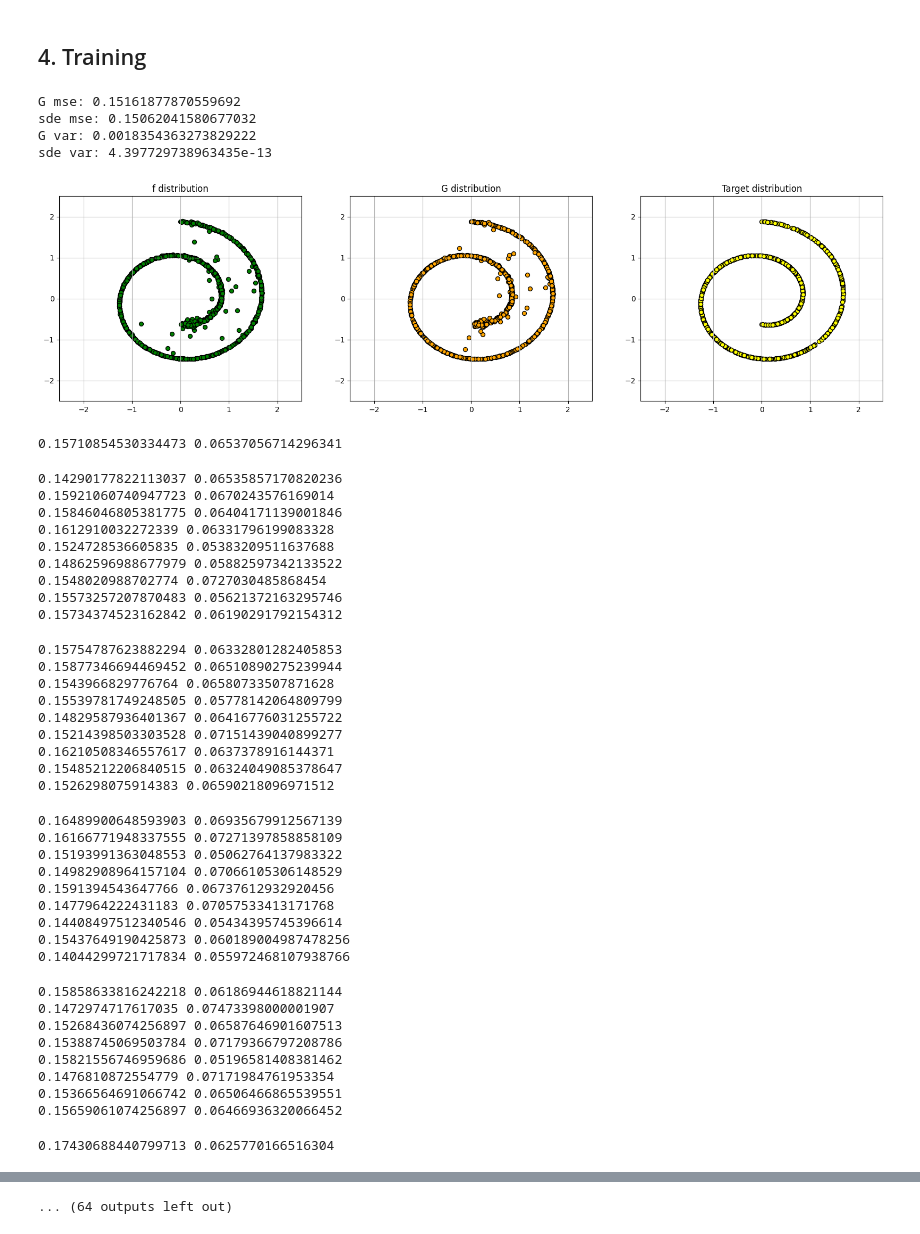
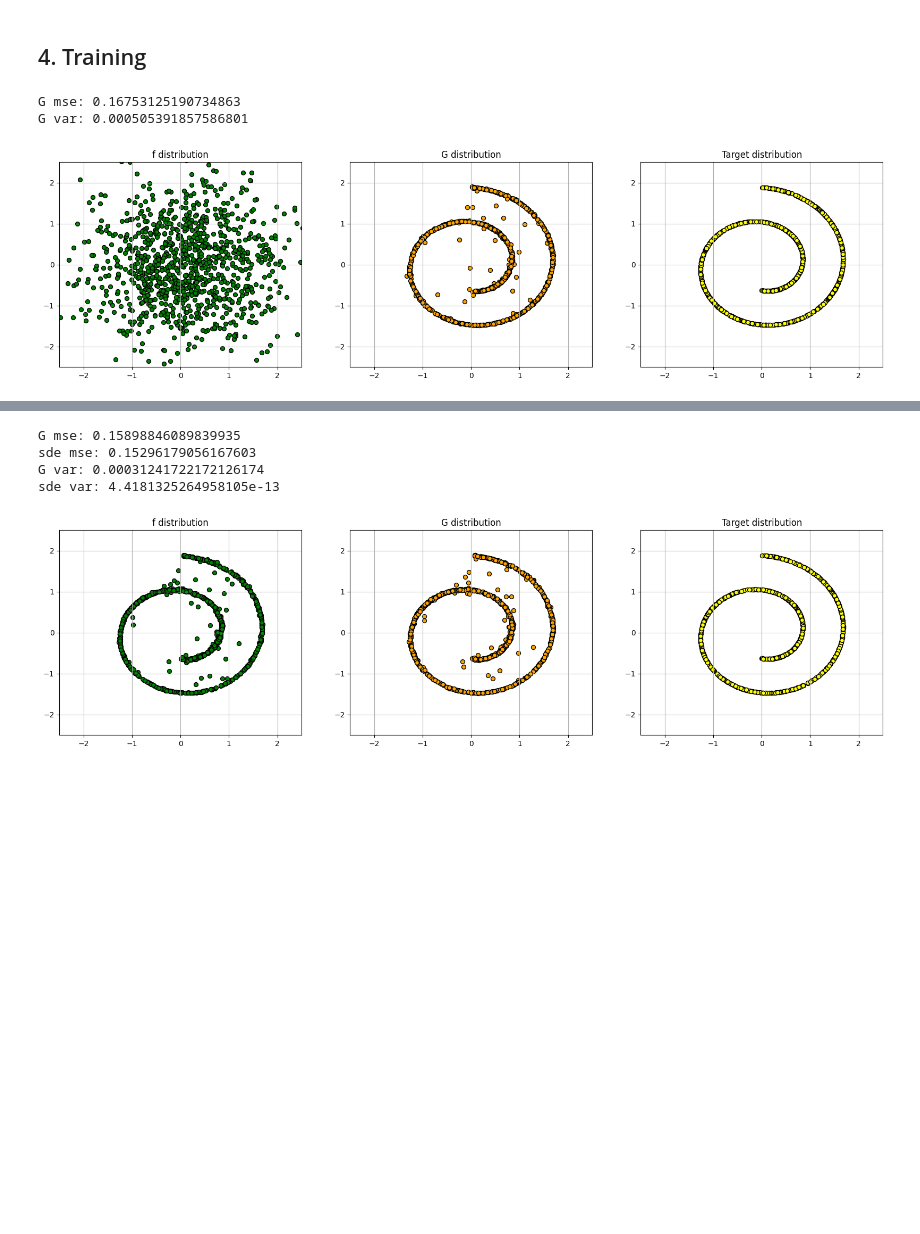
Before and after one commit to iasudakov/ENOT_TOY, a Jupyter notebook: Toy_experiments.ipynb, the cells around one changed output, grey strips where cells are left out. Drawn from its saved outputs; the diff is of its cells as text; code cells hidden in the pictures; blank space fills up the shorter version.

```diff
--- a/Toy_experiments.ipynb
+++ b/Toy_experiments.ipynb
@@ -29,7 +28,6 @@ torch.manual_seed(SEED); np.random.seed(SEED)
 # %%
 X_sampler = distributions.StandardNormalSampler(dim=2, device="cuda")
 Y_sampler = distributions.SwissRollSampler(device="cuda")
-# Y_sampler = distributions.Mix8GaussiansSampler(std=0.1, r=np.sqrt(2), device="cuda")
 
 DIM = 2
 H = 100
@@ -38,10 +36,10 @@ batch_size = 1000
 lr = 1e-4
 n_steps = 100
 GAMMA = 0.0
-G_ITERS = 5
+G_ITERS = 10
 D_ITERS = 1
-f_ITERS = 2
-MAX_STEPS = 30000
+f_ITERS = 3
+MAX_STEPS = 5000
 
 
 ZC = 1
@@ -175,10 +318,8 @@ D = nn.Sequential(
     nn.Linear(H, 1),
 ).cuda()
 
-
-f_opt = Adam(f.parameters(), lr=lr)
 G_opt = Adam(G.parameters(), lr=lr)
-D_opt = Adam(D.parameters(), lr=lr/10)
+D_opt = Adam(D.parameters(), lr=lr)
 
 
 class SDE(nn.Module):
@@ -193,7 +334,7 @@ class SDE(nn.Module):
         trajectory = [x]
         for step in range(self.n_steps):
             batch_size = x.shape[0]
-            if step < n_steps - 5:
+            if step < n_steps - 1:
                 x = x + self.delta_t*self.shift_model(x, torch.tensor(t).repeat(batch_size)[:, None].cuda()) + torch.randn_like(x)*np.sqrt(GAMMA*self.delta_t)
             else:
                 x = x + self.delta_t*self.shift_model(x, torch.tensor(t).repeat(batch_size)[:, None].cuda())
@@ -202,49 +343,13 @@ class SDE(nn.Module):
         if traj:
             return x, trajectory
         return x
+
+
+sde = SDE(shift_model=f, n_steps=n_steps).cuda()
+sde_opt = Adam(sde.parameters(), lr=lr)
 # %%
-sde = SDE(shift_model=f, n_steps=n_steps).cuda()
-stats = train(X_sampler, Y_sampler, f, f_opt, G, G_opt, D, D_opt, sde, plot_n_samples=1000)
+stats = trainNOT(X_sampler, Y_sampler, G, G_opt, D, D_opt, sde, plot_n_samples=1000)
 # %% [output]
-G mse: 0.15161877870559692
-sde mse: 0.15062041580677032
-G var: 0.0018354363273829222
-sde var: 4.397729738963435e-13
+G mse: 0.16753125190734863
+G var: 0.000505391857586801
-[figure, old version]
+[figure, new version]
-0.15710854530334473 0.06537056714296341
-0.14290177822113037 0.06535857170820236
-0.15921060740947723 0.0670243576169014
-0.15846046805381775 0.06404171139001846
-0.1612910032272339 0.06331796199083328
-0.1524728536605835 0.05383209511637688
-0.14862596988677979 0.05882597342133522
-0.1548020988702774 0.0727030485868454
-0.15573257207870483 0.05621372163295746
-0.15734374523162842 0.06190291792154312
-0.15754787623882294 0.06332801282405853
-0.15877346694469452 0.06510890275239944
-0.1543966829776764 0.06580733507871628
-0.15539781749248505 0.05778142064809799
-0.14829587936401367 0.06416776031255722
-0.15214398503303528 0.07151439040899277
-0.16210508346557617 0.0637378916144371
-0.15485212206840515 0.06324049085378647
-0.1526298075914383 0.06590218096971512
-0.16489900648593903 0.06935679912567139
-0.16166771948337555 0.07271397858858109
-0.15193991363048553 0.05062764137983322
-0.14982908964157104 0.07066105306148529
-0.1591394543647766 0.06737612932920456
-0.1477964222431183 0.07057533413171768
-0.14408497512340546 0.05434395745396614
-0.15437649190425873 0.060189004987478256
-0.14044299721717834 0.055972468107938766
-0.15858633816242218 0.06186944618821144
-0.1472974717617035 0.07473398000001907
-0.15268436074256897 0.06587646901607513
-0.15388745069503784 0.07179366797208786
-0.15821556746959686 0.05196581408381462
-0.1476810872554779 0.07171984761953354
-0.15366564691066742 0.06506466865539551
-0.15659061074256897 0.06466936320066452
-0.17430688440799713 0.0625770166516304
@@ -285 +355,0 @@ sde var: 4.397729738963435e-13
-... (64 outputs left out)
@@ -285,0 +362,8 @@ sde var: 4.397729738963435e-13
+# %%
+stats = trainBM(X_sampler, Y_sampler, G, sde, sde_opt, plot_n_samples=1000)
+# %% [output]
+G mse: 0.15898846089839935
+sde mse: 0.15296179056167603
+G var: 0.00031241722172126174
+sde var: 4.4181325264958105e-13
+[figure, added]
```
Also changed, not shown: parts of 10 cells of this notebook, 1 other file.
